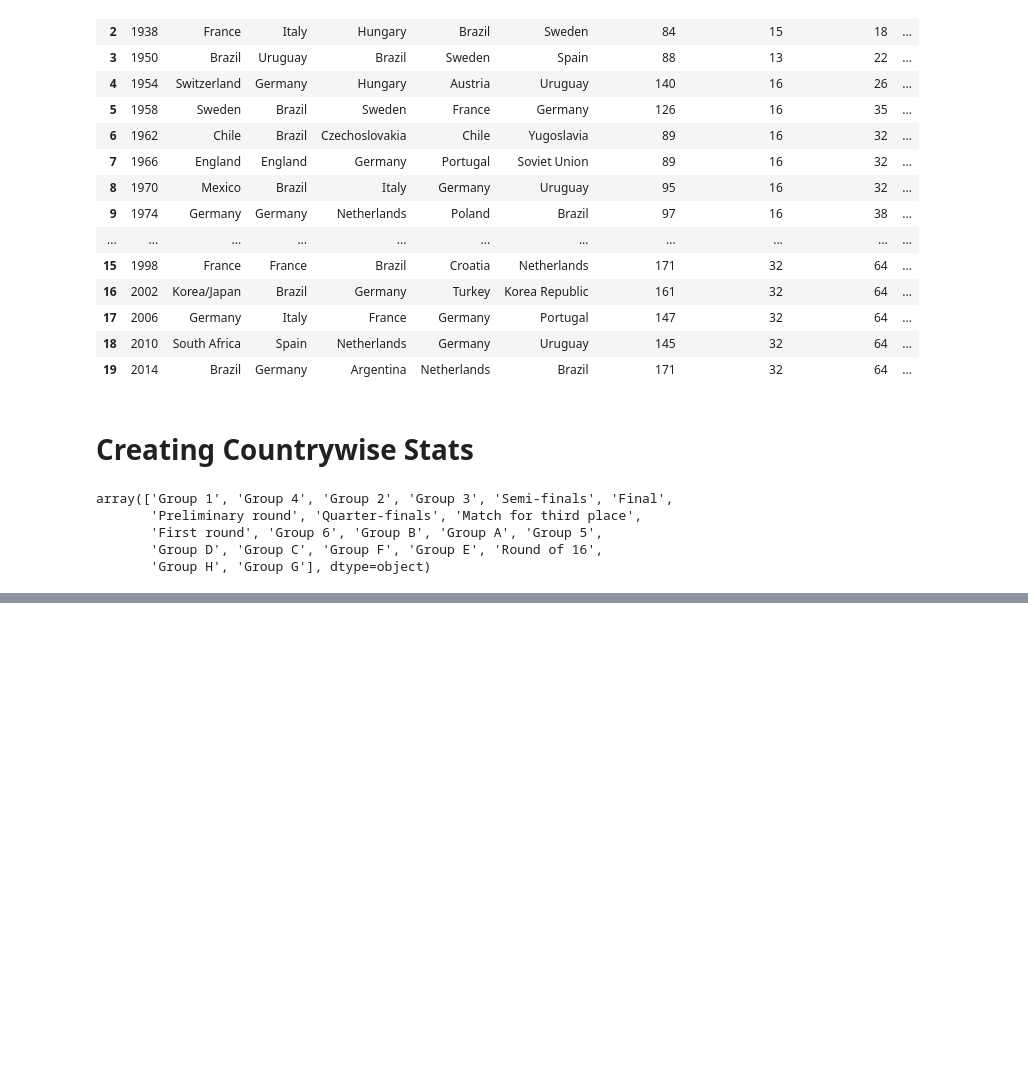
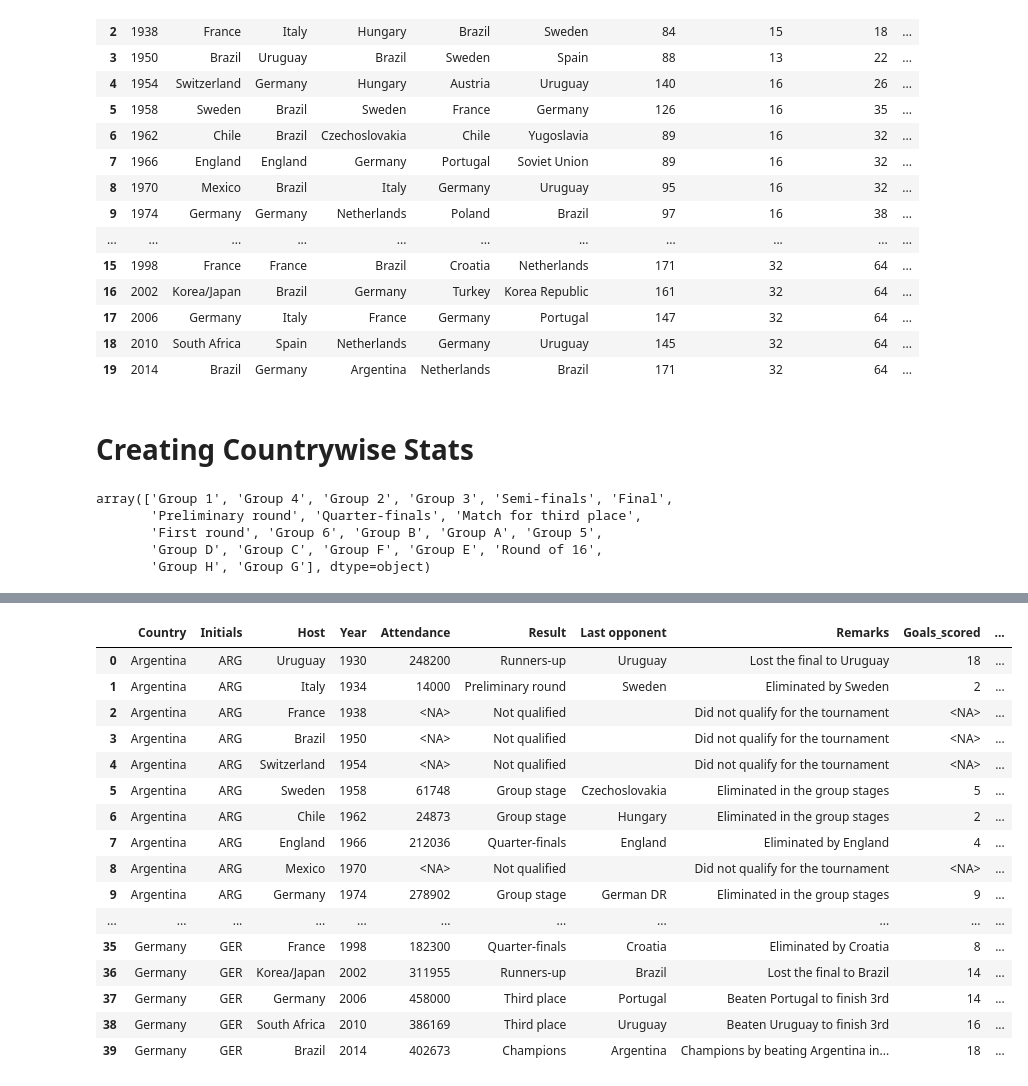
Before and after one commit to CaptainHippie/World-Cup-Analysis, a Jupyter notebook: fifa-wc.ipynb, the cells around one changed output, grey strips where cells are left out. Cells and saved outputs as stored; diff of their text form; code cells hidden in the pictures; blank space fills up the shorter version.

```diff
--- a/fifa-wc.ipynb
+++ b/fifa-wc.ipynb
@@ -531,6 +560,7 @@ def get_statistics(dataset):
     dataset['Wins'] = dataset['Wins'].astype('Int8')
     dataset['Draws'] = dataset['Draws'].astype('Int8')
     dataset['Losses'] = dataset['Losses'].astype('Int8')
+    dataset['Attendance'] = dataset['Attendance'].astype('Int32')
 
     return dataset
 
@@ -545,5 +575,21 @@ def get_coaches(data):
         return cur_mgr
     return ''
 df_country['Coach'] = df_country.apply(get_coaches, axis=1)
+# %%
+cols = ['Bottled the lead', 'Maintained the lead', 'Draw till the end']
+df_country[cols] = np.nan
+# %%
+for country in all_countries:
+    for year in all_years:
+        temp_ctry = df_match[(df_match['Away Team Name'] == country) | (df_match['Home Team Name'] == country)]
+        after_ht = temp_ctry.groupby('Year')['After Half time'].value_counts()
+        for i in after_ht.index:
+            yr, event, count = i[0], i[1], after_ht[i[0]][0]
+            df_country.loc[(df_country['Country'] == country) & (df_country['Year'] == yr), event] = count
+            #print(i[0], i[1], after_ht[i[0]][0])
+
+df_country.loc[~df_country['Matches'].isna(), cols] = df_country.loc[~df_country['Matches'].isna(), cols].apply(lambda col: col.fillna(0))
+df_country.loc[:, cols] = df_country.loc[:, cols].astype('Int8')
 # %%
 df_germany = df_country[df_country['Country'] == 'Germany'].copy()
+df_argentina = df_country[df_country['Country'] == 'Argentina'].copy()
@@ -576,3 +596,23 @@ df_players[(df_players['MatchID'].isin(germany_match_IDs)) & (df_players['Team I
+# %%
+pd.concat([df_argentina, df_germany]).reset_index(drop=True)
+# %% [output]
+|  | Country | Initials | Host | Year | Attendance | Result | Last opponent | Remarks | Goals_scored | ... |
+| 0 | Argentina | ARG | Uruguay | 1930 | 248200 | Runners-up | Uruguay | Lost the final to Uruguay | 18 | ... |
+| 1 | Argentina | ARG | Italy | 1934 | 14000 | Preliminary round | Sweden | Eliminated by Sweden | 2 | ... |
+| 2 | Argentina | ARG | France | 1938 | <NA> | Not qualified |  | Did not qualify for the tournament | <NA> | ... |
+| 3 | Argentina | ARG | Brazil | 1950 | <NA> | Not qualified |  | Did not qualify for the tournament | <NA> | ... |
+| 4 | Argentina | ARG | Switzerland | 1954 | <NA> | Not qualified |  | Did not qualify for the tournament | <NA> | ... |
+| 5 | Argentina | ARG | Sweden | 1958 | 61748 | Group stage | Czechoslovakia | Eliminated in the group stages | 5 | ... |
+| 6 | Argentina | ARG | Chile | 1962 | 24873 | Group stage | Hungary | Eliminated in the group stages | 2 | ... |
+| 7 | Argentina | ARG | England | 1966 | 212036 | Quarter-finals | England | Eliminated by England | 4 | ... |
+| 8 | Argentina | ARG | Mexico | 1970 | <NA> | Not qualified |  | Did not qualify for the tournament | <NA> | ... |
+| 9 | Argentina | ARG | Germany | 1974 | 278902 | Group stage | German DR | Eliminated in the group stages | 9 | ... |
+| ... | ... | ... | ... | ... | ... | ... | ... | ... | ... | ... |
+| 35 | Germany | GER | France | 1998 | 182300 | Quarter-finals | Croatia | Eliminated by Croatia | 8 | ... |
+| 36 | Germany | GER | Korea/Japan | 2002 | 311955 | Runners-up | Brazil | Lost the final to Brazil | 14 | ... |
+| 37 | Germany | GER | Germany | 2006 | 458000 | Third place | Portugal | Beaten Portugal to finish 3rd | 14 | ... |
+| 38 | Germany | GER | South Africa | 2010 | 386169 | Third place | Uruguay | Beaten Uruguay to finish 3rd | 16 | ... |
+| 39 | Germany | GER | Brazil | 2014 | 402673 | Champions | Argentina | Champions by beating Argentina in... | 18 | ... |
 # %%
 events = df_players['Event'].unique().tolist()[1:]
 # %%
```
Also changed, not shown: parts of 12 cells of this notebook, 6 other files.
